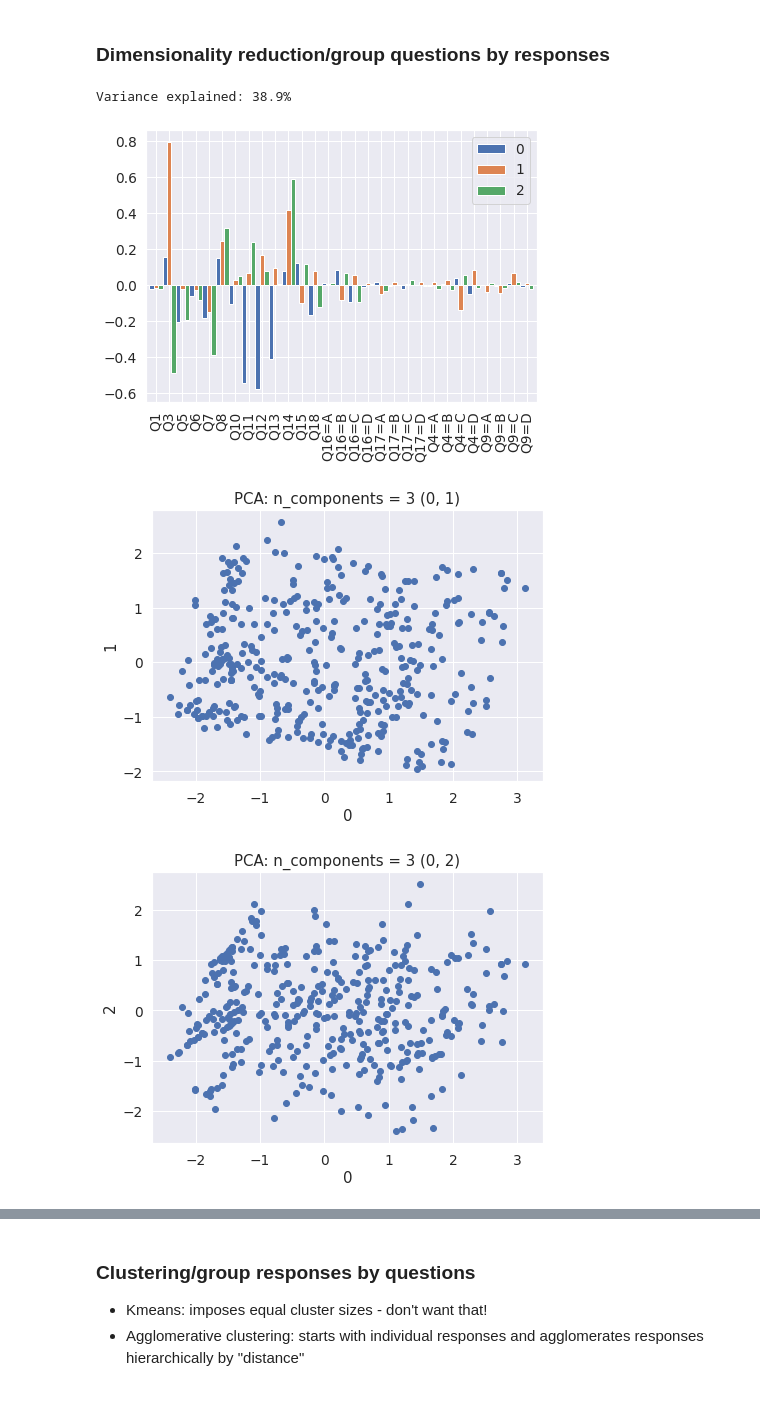
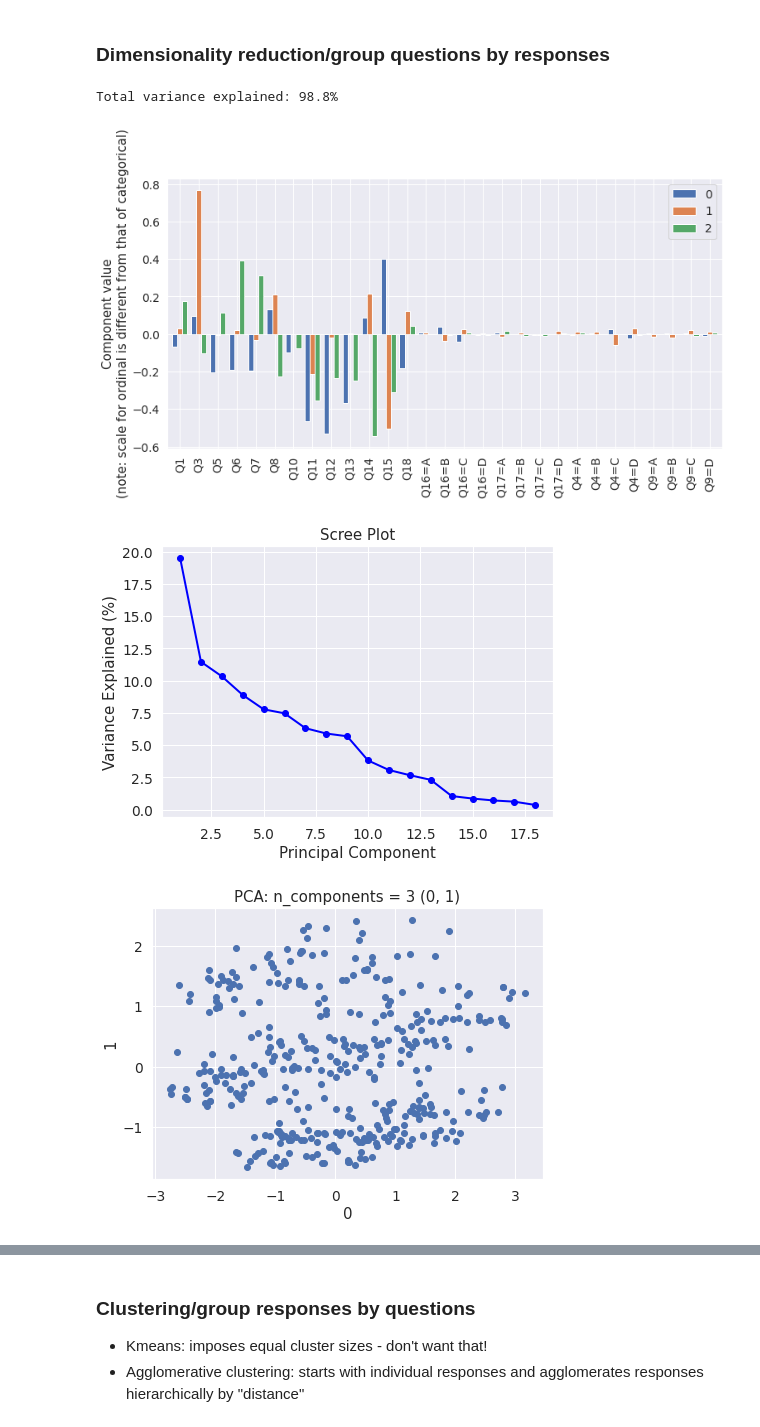
Before and after one commit to notchia/metagov, a Jupyter notebook: cryptopolitics_survey_analysis.ipynb, the cells around one changed output, grey strips where cells are left out. Drawn from its saved outputs; the diff is of its cells as text; code cells hidden in the pictures.

```diff
--- a/cryptopolitics_survey_analysis.ipynb
+++ b/cryptopolitics_survey_analysis.ipynb
@@ -435,14 +436,15 @@ id
 # %%
-# Encode categorical as one-hot
+# Encode categorical as one-hot and rescale
 v = DictVectorizer(sparse=False)
 cols_categorical = [n2qDict[x] for x in [4,9,16,17]]
 X_categorical = v.fit_transform(df_mapped[cols_categorical].to_dict(orient='records'))
 df_categorical = pd.DataFrame(X_categorical, columns=v.get_feature_names_out())
+df_categorical = df_categorical.multiply(0.5) # 2*(1/4): ordinal_range*(1/n_possible_responses), assuming both are constant across questions
 
 # Merge with ordinal to create mixed ordinal-categorical data
 df_ordinal = df_mapped.drop(columns=cols_categorical)
 df_mixed = pd.concat([df_ordinal.reset_index(drop=True), df_categorical], axis=1)
 X_mixed = df_mixed.to_numpy()
+
 df_mixed.shape
-print(df_mixed.columns)
 # %% [output]
@@ -486,14 +484,26 @@ def compute_and_plot_pca(X, N, labels=None):
     pca = PCA(n_components=N)
     X_transformed = pca.fit_transform(X)
 
-    # Display some results
-    df_pca = pd.DataFrame(np.transpose(pca.components_))
+    # Display PCA vectors against one another
+    df_tmp = pd.DataFrame(np.transpose(pca.components_))
     if labels is not None:
-        df_pca.index = labels
-    df_pca.plot.bar(width=1)
-    print(f"Variance explained: {sum(pca.explained_variance_ratio_)*100:.1f}%")
+        df_tmp.index = labels
+    if len(df_tmp.columns) > 3:
+        df_tmp = df_tmp.iloc[:, :3]
+    df_tmp.plot.bar(width=0.8, figsize=(12,6))
+    plt.ylabel('Component value\n(note: scale for ordinal is different from that of categorical)')
+
+    print(f"Total variance explained: {sum(pca.explained_variance_ratio_)*100:.1f}%")
+
+    # Scree plot
+    plt.figure()
+    plt.plot(np.arange(pca.n_components_) + 1, 100*pca.explained_variance_ratio_, 'o-', linewidth=2, color='blue')
+    plt.title('Scree Plot')
+    plt.xlabel('Principal Component')
+    plt.ylabel('Variance Explained (%)')
+    plt.show()
 
     # Plot
-    scatter_plot_combos(X_transformed, N, title='PCA')
+    scatter_plot_combos(X_transformed, min(N, 3), title='PCA')
 
     return X_transformed, pca
@@ -535,8 +549,11 @@ def compute_and_plot_feature_agglomeration(X, N, kwargs={}):
 # %%
 # PCA on mostly-ordinal data
-X_pca_mixed_3 = compute_and_plot_pca(X_mixed, 3, labels=list(df_mixed.columns))
+# Choose n_PCA based on number of questions
+# Displays only first three vectors for convenience
+n_PCA = 18
+X_pca_mixed, pca_result = compute_and_plot_pca(X_mixed, n_PCA, labels=list(df_mixed.columns))
 # %% [output]
-Variance explained: 38.9%
+Total variance explained: 98.8%
-[figure, old version]
+[figure, new version]
-[figure, old version]
+[figure, new version]
-[figure, old version]
+[figure, new version]
```
Also changed, not shown: parts of 25 cells of this notebook.
